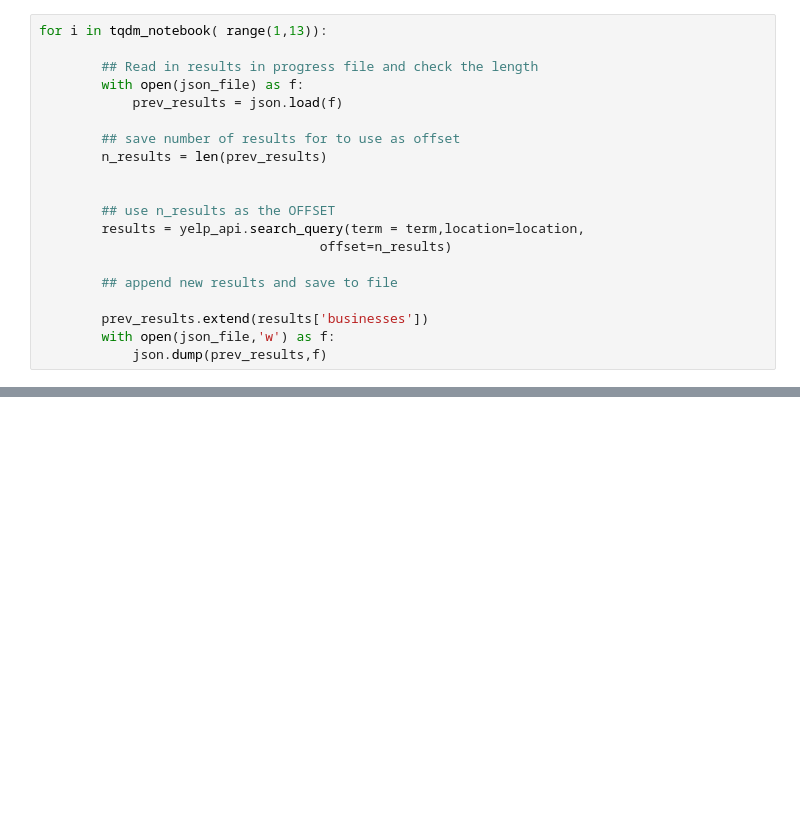
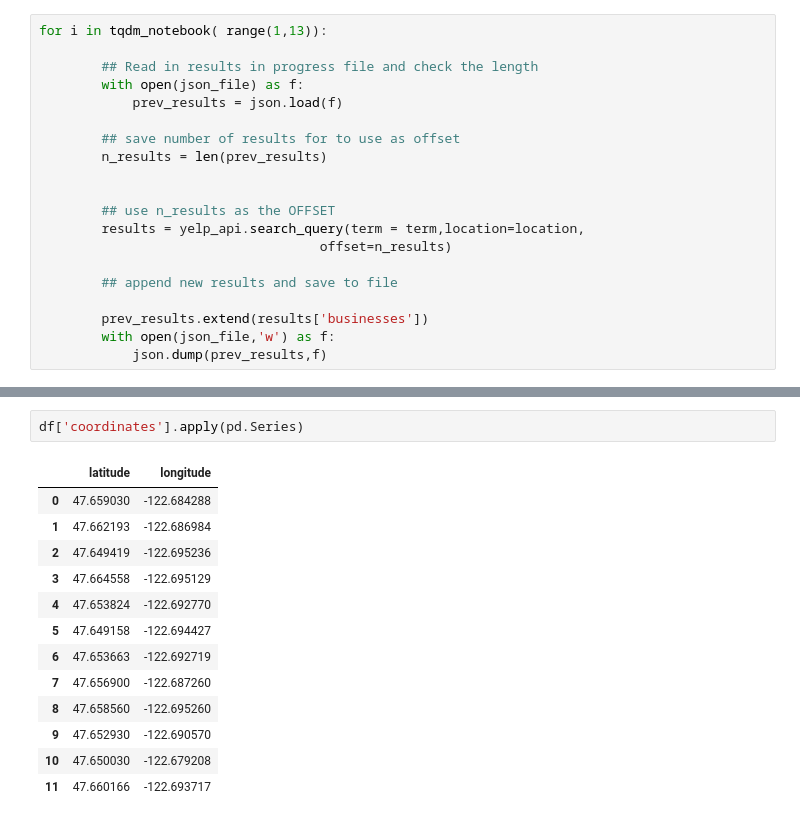
Before and after one commit to victoriawhite17/Yelp-API, a Jupyter notebook: YELP-API.ipynb, the cells around one changed output, grey strips where cells are left out. Cells and saved outputs as stored; diff of their text form; blank space fills up the shorter version.

```diff
--- a/YELP-API.ipynb
+++ b/YELP-API.ipynb
@@ -138,3 +138,19 @@ df
 | 9 | ROVwrk1NSfO0nAAuU9jTww | kings-wok-buffet-silverdale | King's Wok Buffet | https://s3-media2.fl.yelpcdn.com/... | False | https://www.yelp.com/biz/kings-wo... | 161 | [{'alias': 'chinese', 'title': 'C... | 3.0 | ... |
 | 10 | rEmD9GSK1RJIPuE9K6IbgQ | maynards-restaurant-silverdale | Maynard's Restaurant | https://s3-media2.fl.yelpcdn.com/... | False | https://www.yelp.com/biz/maynards... | 229 | [{'alias': 'newamerican', 'title'... | 3.5 | ... |
 | 11 | hAvTpWxXKpQ2UAk45Ysocw | red-lobster-silverdale | Red Lobster | https://s3-media4.fl.yelpcdn.com/... | False | https://www.yelp.com/biz/red-lobs... | 123 | [{'alias': 'seafood', 'title': 'S... | 3.0 | ... |
+# %%
+df['coordinates'].apply(pd.Series)
+# %% [output]
+|  | latitude | longitude |
+| 0 | 47.659030 | -122.684288 |
+| 1 | 47.662193 | -122.686984 |
+| 2 | 47.649419 | -122.695236 |
+| 3 | 47.664558 | -122.695129 |
+| 4 | 47.653824 | -122.692770 |
+| 5 | 47.649158 | -122.694427 |
+| 6 | 47.653663 | -122.692719 |
+| 7 | 47.656900 | -122.687260 |
+| 8 | 47.658560 | -122.695260 |
+| 9 | 47.652930 | -122.690570 |
+| 10 | 47.650030 | -122.679208 |
+| 11 | 47.660166 | -122.693717 |
```
Also changed, not shown: parts of 3 cells of this notebook.
